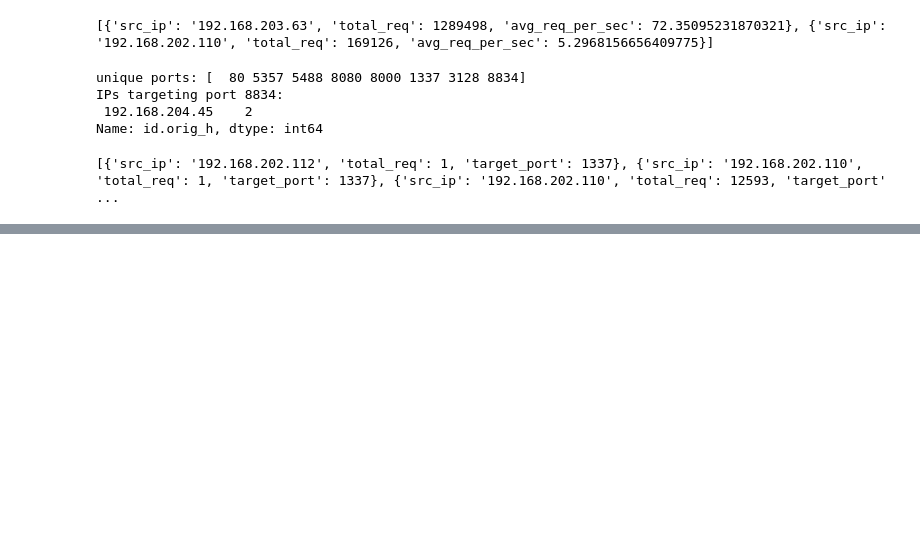
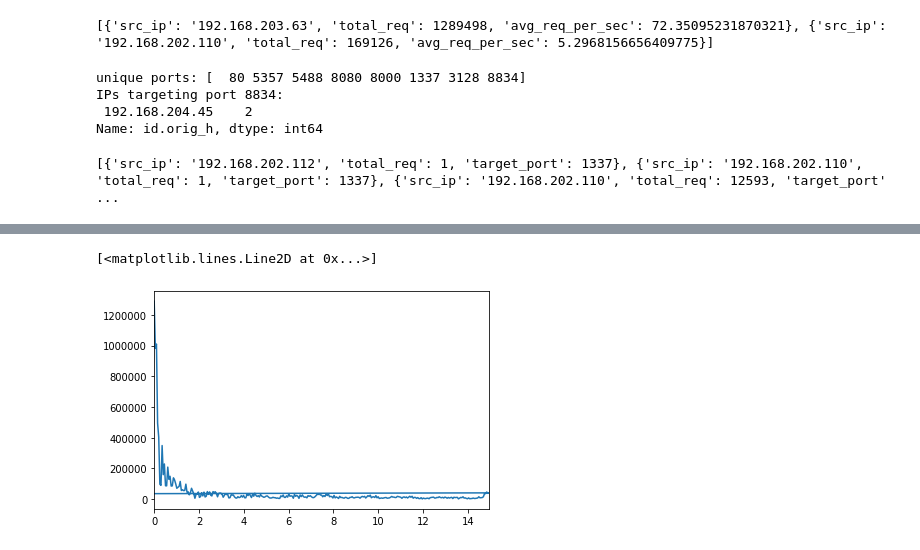
Before and after one commit to shuiherng/asmt, a Jupyter notebook: task3.ipynb, the cells around one changed output, grey strips where cells are left out. Cells and saved outputs as stored; diff of their text form; code cells hidden in the pictures; blank space fills up the shorter version.

Commit message:
Added frequency analysis

```diff
--- a/task3.ipynb
+++ b/task3.ipynb
@@ -139,3 +150,20 @@ for port in GRAYLIST_PORTS:
 print(graylist_2)
 # %% [output]
 [{'src_ip': '192.168.202.112', 'total_req': 1, 'target_port': 1337}, {'src_ip': '192.168.202.110', 'total_req': 1, 'target_port': 1337}, {'src_ip': '192.168.202.110', 'total_req': 12593, 'target_port' ...
+# %%
+# Experiment 3 - a proof of concept:
+# We attempt to perform periodic beaconing detection by finding IPs which send
+# large quantities of requests at fixed intervals. In this experiment we utilize the request volume as
+# a proof of concept, but it is easily extendible to aggregating the request payload sizes, or sum of
+# payload responses to this host. In this case, we select the host which sent out the most requests,
+# in hopes to find some sort of pattern. To do this, we count the number of requests in every time window
+# of fixed length, then perform a fourier transform to find a pattern in request frequency.
+
+tdf = df[df['id.orig_h'] == '192.168.203.63']
+
+"""
+tdf['ts'] = pd.to_datetime(tdf['ts'], unit = 's', origin = 'unix')
+tdf = tdf.set_index('ts')
+tdf.resample("30S").pad() # resampling doesn't work - some weird reindexing error
+tdf.rolling('30s') # this doesn't work either - known issue with using rolling function with timedelta windows
+"""
@@ -141,0 +233,19 @@ print(graylist_2)
+# %%
+# Do fourier transform to find the frequency of requests coming in.
+# We can then filter by the power of the frequency vector, and graylist IPs which have
+# the power of one or more frequencies (greater than a threshold) exceeding some amount.
+# I'm not entirely sure about the mathematics behind how this works since I have not formally studied
+# fourier transforms - I'm just aware that this will allow us to identify the periodicity
+# of the requests which are being made. For instance, in the graph below, it seems that there is no real
+# pattern for this particular IP, as expected.
+# If a threshold was set without a minimum frequency, then this IP would be
+# graylisted. However, with a minimum frequency such as once every 3 minutes, this particular IP
+# would not be flagged as a possible IOC for periodic beaconing, since there does not exist a frequency
+# greater than 3 where a significant power is observed.
+FFT = abs(fft(freq_df['count']))
+freqs = fftfreq(freq_df.shape[0], 1/WINDOW_SIZE_SECONDS)
+xlim(0,max(freqs))
+plot(freqs, FFT)
+# %% [output]
+[<matplotlib.lines.Line2D at 0x...>]
+[figure, added]
```
Also changed, not shown: parts of 12 cells of this notebook.
